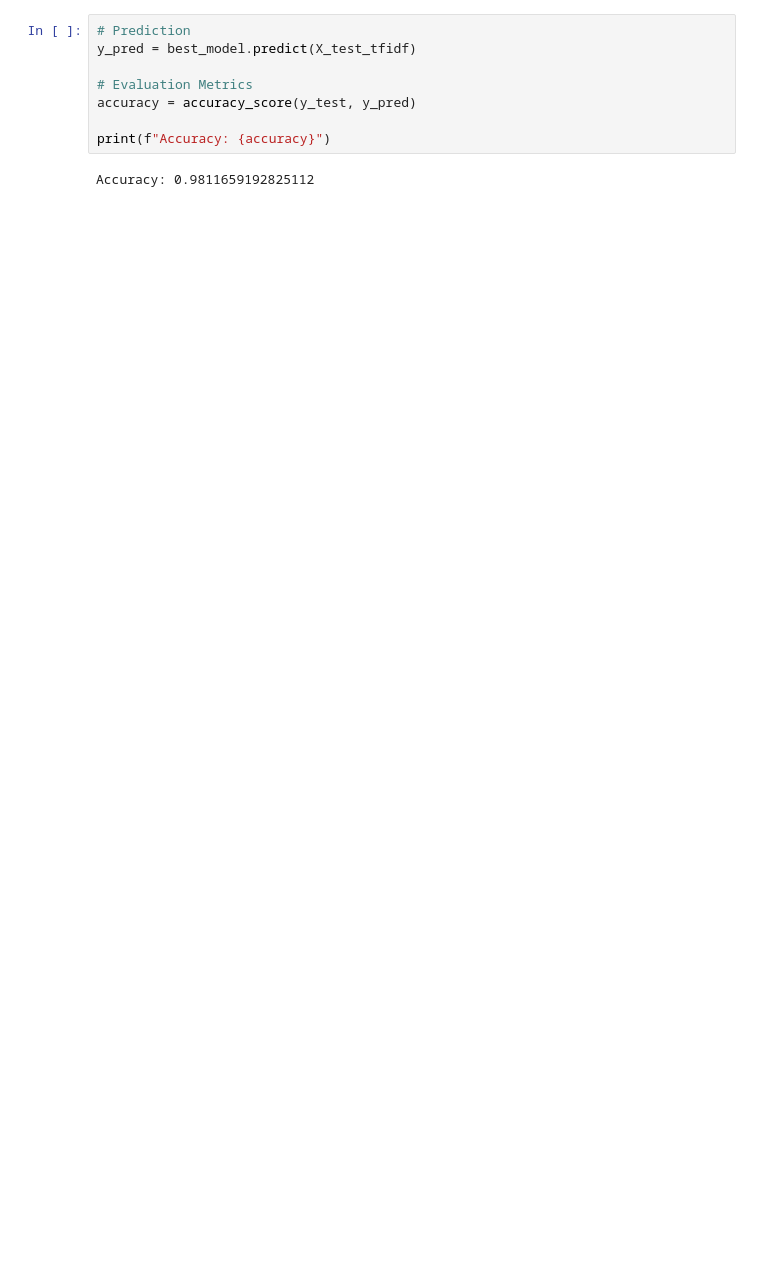
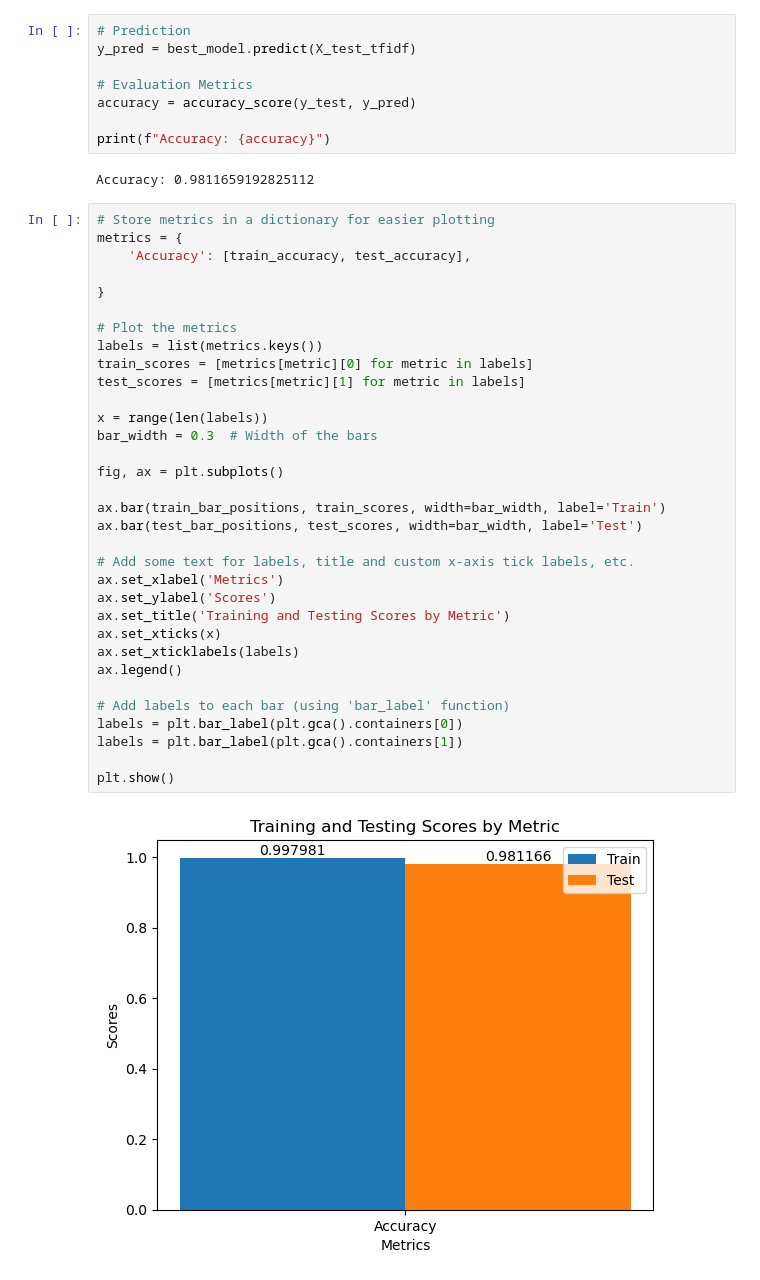
Before and after one commit to karenling99/Capstone-Project-SMS-Spam-Collection-2024, a Jupyter notebook: SMS Spam Collection.ipynb, the cells around one changed output. Cells and saved outputs as stored; diff of their text form; blank space fills up the shorter version.

```diff
--- a/SMS Spam Collection.ipynb
+++ b/SMS Spam Collection.ipynb
@@ -223,3 +227,38 @@ accuracy = accuracy_score(y_test, y_pred)
 print(f"Accuracy: {accuracy}")
 # %% [output]
 Accuracy: 0.9811659192825112
+# %%
+# Store metrics in a dictionary for easier plotting
+metrics = {
+    'Accuracy': [train_accuracy, test_accuracy],
+
+}
+
+# Plot the metrics
+labels = list(metrics.keys())
+train_scores = [metrics[metric][0] for metric in labels]
+test_scores = [metrics[metric][1] for metric in labels]
+
+x = range(len(labels))
+bar_width = 0.3  # Width of the bars
+
+fig, ax = plt.subplots()
+
+ax.bar(train_bar_positions, train_scores, width=bar_width, label='Train')
+ax.bar(test_bar_positions, test_scores, width=bar_width, label='Test')
+
+# Add some text for labels, title and custom x-axis tick labels, etc.
+ax.set_xlabel('Metrics')
+ax.set_ylabel('Scores')
+ax.set_title('Training and Testing Scores by Metric')
+ax.set_xticks(x)
+ax.set_xticklabels(labels)
+ax.legend()
+
+# Add labels to each bar (using 'bar_label' function)
+labels = plt.bar_label(plt.gca().containers[0])
+labels = plt.bar_label(plt.gca().containers[1])
+
+plt.show()
+# %% [output]
+[figure, added]
```
Also changed, not shown: parts of 7 cells of this notebook.
